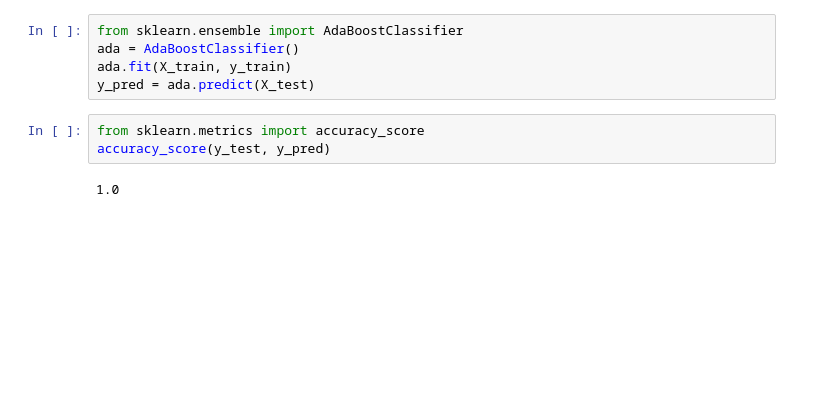
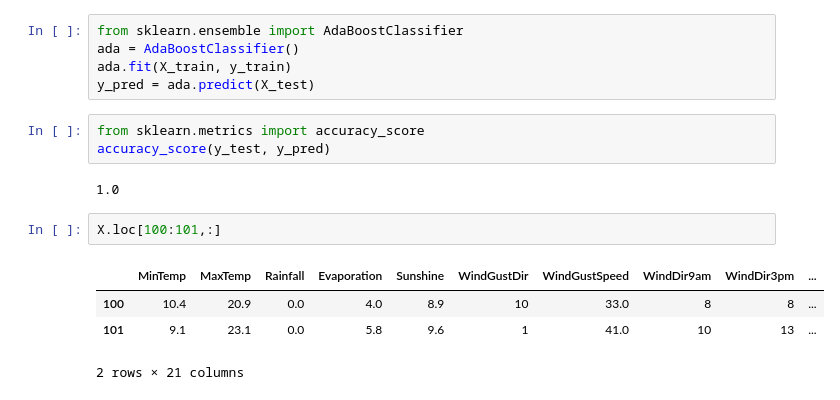
Before and after one commit to FahmidaNourin/Python-_Data_Arch, a Jupyter notebook: Project_Weather.ipynb, the cells around one changed output. Drawn from its saved outputs; the diff is of its cells as text; blank space fills up the shorter version.

```diff
--- a/Project_Weather.ipynb
+++ b/Project_Weather.ipynb
@@ -249,3 +249,10 @@ from sklearn.metrics import accuracy_score
 accuracy_score(y_test, y_pred)
 # %% [output]
 1.0
+# %%
+X.loc[100:101,:]
+# %% [output]
+|  | MinTemp | MaxTemp | Rainfall | Evaporation | Sunshine | WindGustDir | WindGustSpeed | WindDir9am | WindDir3pm | ... |
+| 100 | 10.4 | 20.9 | 0.0 | 4.0 | 8.9 | 10 | 33.0 | 8 | 8 | ... |
+| 101 | 9.1 | 23.1 | 0.0 | 5.8 | 9.6 | 1 | 41.0 | 10 | 13 | ... |
+2 rows × 21 columns
```
Also changed, not shown: parts of 6 cells of this notebook.
